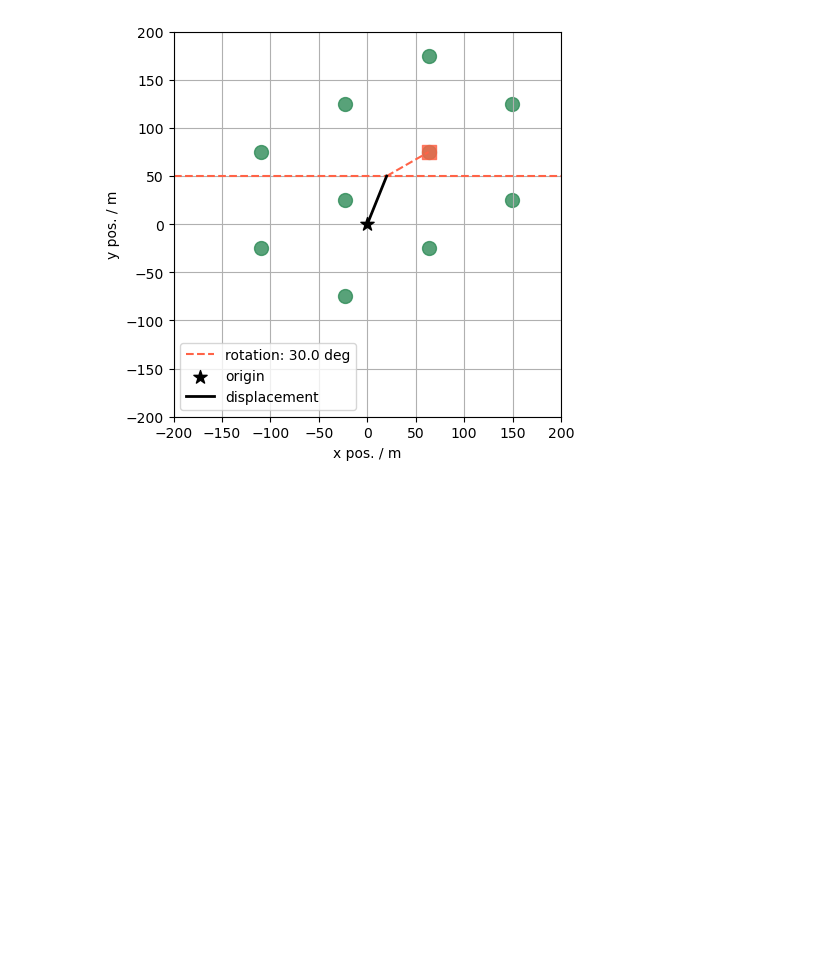
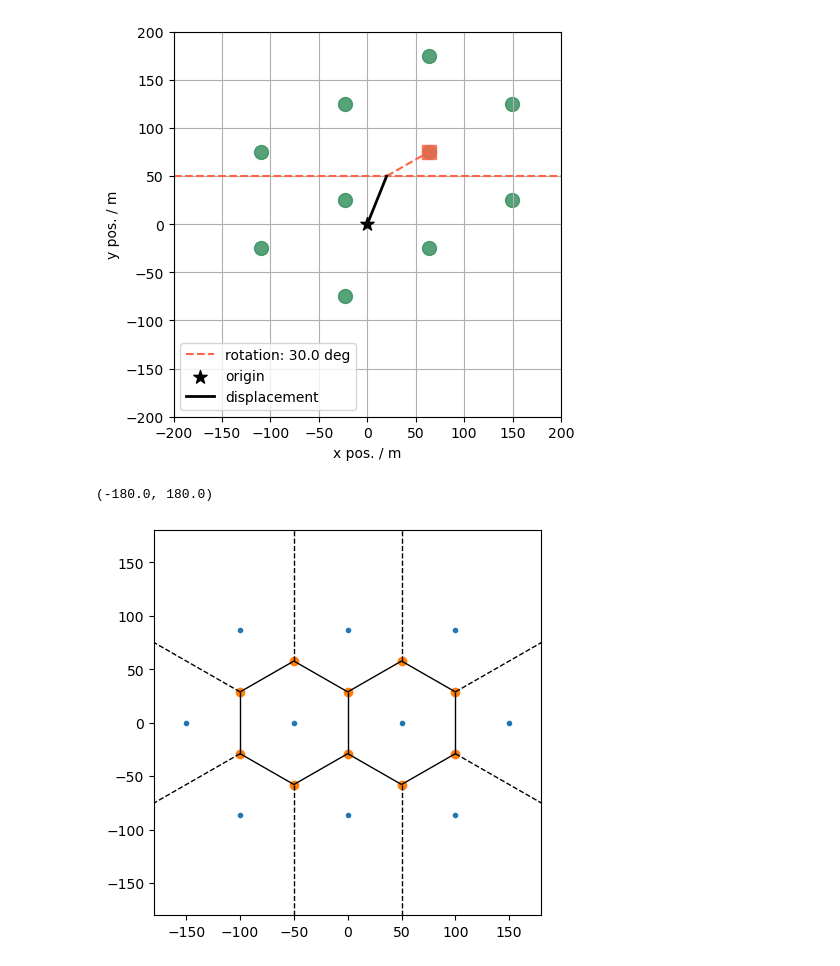
Before and after one commit to pone-software/geometry, a Jupyter notebook: baseline_geometry.ipynb, the cells around one changed output. Drawn from its saved outputs; the diff is of its cells as text; code cells hidden in the pictures; blank space fills up the shorter version.

Commit message:
added voronoi tesselation representation

```diff
--- a/baseline_geometry.ipynb
+++ b/baseline_geometry.ipynb
@@ -77,3 +79,13 @@ plt.ylim(-lims, lims)
 # %% [output]
 (-200.0, 200.0)
 [figure]
+# %%
+vr = Voronoi(baseline_string_positions)
+f, ax = plt.subplots(figsize=(5, 5))
+f = voronoi_plot_2d(vr, ax=ax)
+lims = 180
+plt.xlim(-lims, lims)
+plt.ylim(-lims, lims)
+# %% [output]
+(-180.0, 180.0)
+[figure, added]
```
Also changed, not shown: parts of 1 cell of this notebook, 3 other files.
